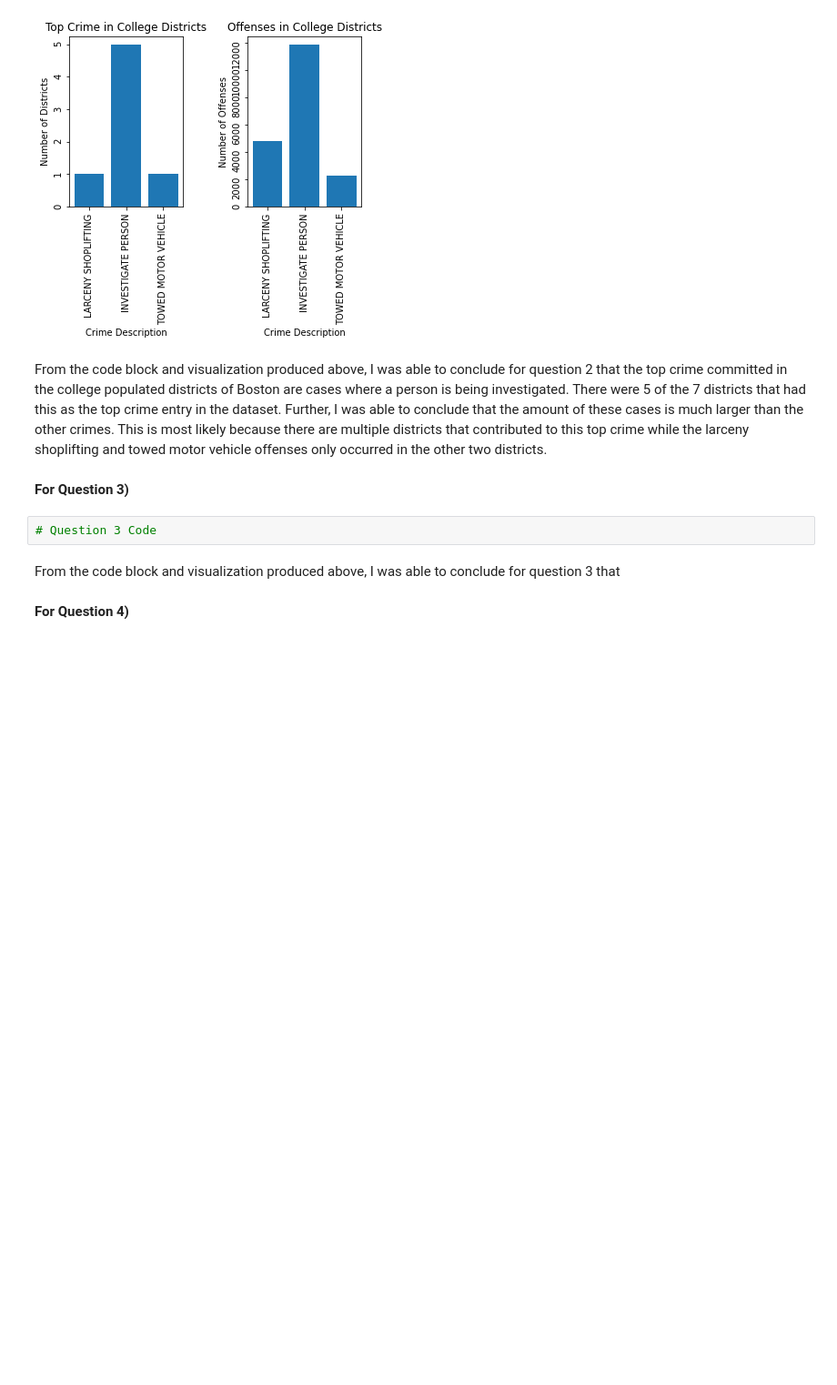
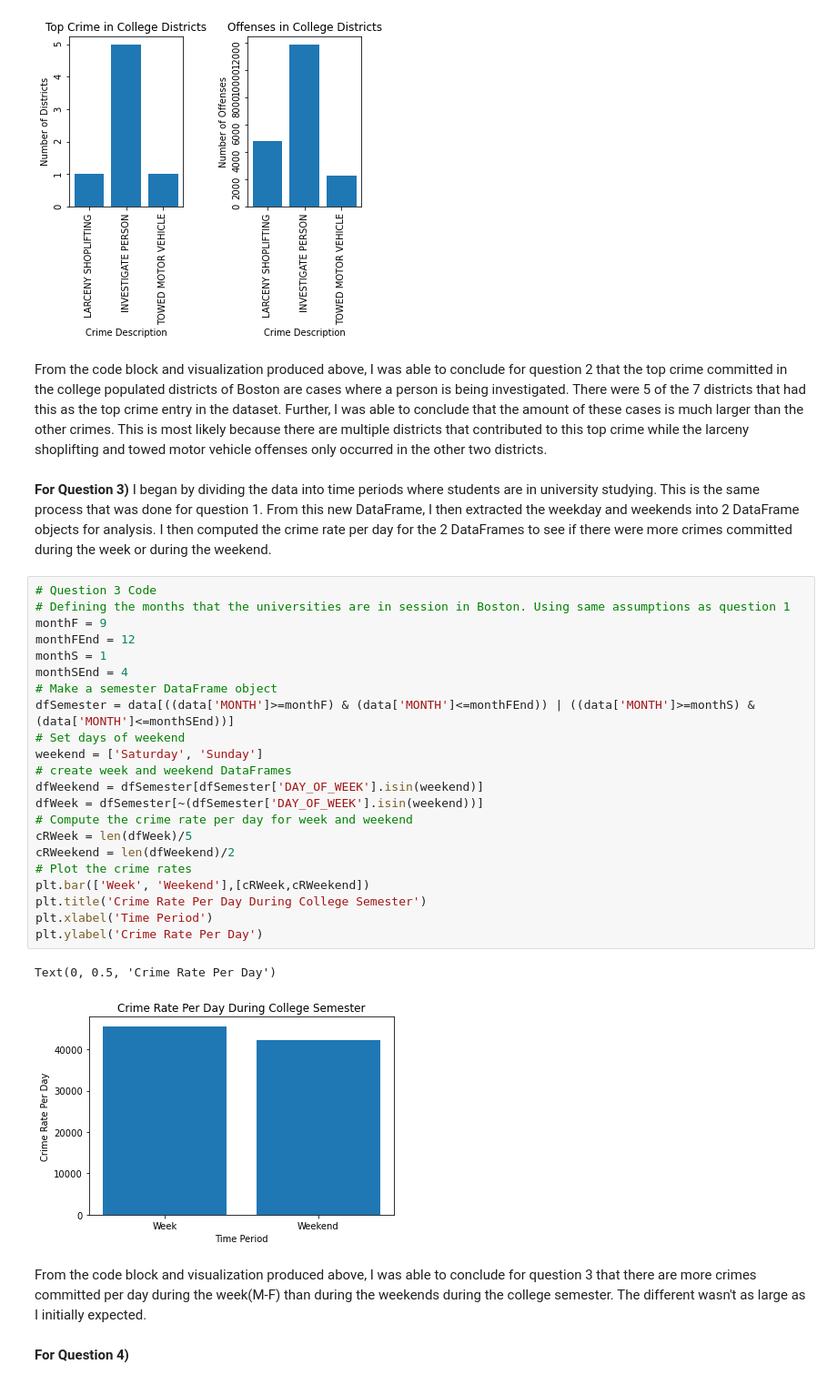
Before and after one commit to Charliek29/Charliek29, a Jupyter notebook: FinalProject.ipynb, the cells around one changed output. Shown at 91% size. Drawn from its saved outputs; the diff is of its cells as text; blank space fills up the shorter version.

Commit message:
Coded out question 3

```diff
--- a/FinalProject.ipynb
+++ b/FinalProject.ipynb
@@ -233,11 +233,34 @@ Text(0.5, 1.0, 'Offenses in College Districts')
 # %% [markdown]
 From the code block and visualization produced above, I was able to conclude for question 2 that the top crime committed in the college populated districts of Boston are cases where a person is being investigated. There were 5 of the 7 districts that had this as the top crime entry in the dataset. Further, I was able to conclude that the amount of these cases is much larger than the other crimes. This is most likely because there are multiple districts that contributed to this top crime while the larceny shoplifting and towed motor vehicle offenses only occurred in the other two districts.
 # %% [markdown]
-**For Question 3)**
+**For Question 3)** I began by dividing the data into time periods where students are in university studying. This is the same process that was done for question 1. From this new DataFrame, I then extracted the weekday and weekends into 2 DataFrame objects for analysis. I then computed the crime rate per day for the 2 DataFrames to see if there were more crimes committed during the week or during the weekend.
 # %%
 # Question 3 Code
+# Defining the months that the universities are in session in Boston. Using same assumptions as question 1
+monthF = 9
+monthFEnd = 12
+monthS = 1
+monthSEnd = 4
+# Make a semester DataFrame object
+dfSemester = data[((data['MONTH']>=monthF) & (data['MONTH']<=monthFEnd)) | ((data['MONTH']>=monthS) & (data['MONTH']<=monthSEnd))]
+# Set days of weekend
+weekend = ['Saturday', 'Sunday']
+# create week and weekend DataFrames
+dfWeekend = dfSemester[dfSemester['DAY_OF_WEEK'].isin(weekend)]
+dfWeek = dfSemester[~(dfSemester['DAY_OF_WEEK'].isin(weekend))]
+# Compute the crime rate per day for week and weekend
+cRWeek = len(dfWeek)/5
+cRWeekend = len(dfWeekend)/2
+# Plot the crime rates
+plt.bar(['Week', 'Weekend'],[cRWeek,cRWeekend])
+plt.title('Crime Rate Per Day During College Semester')
+plt.xlabel('Time Period')
+plt.ylabel('Crime Rate Per Day')
+# %% [output]
+Text(0, 0.5, 'Crime Rate Per Day')
+[figure, added]
 # %% [markdown]
-From the code block and visualization produced above, I was able to conclude for question 3 that
+From the code block and visualization produced above, I was able to conclude for question 3 that there are more crimes committed per day during the week(M-F) than during the weekends during the college semester. The different wasn't as large as I initially expected.
 # %% [markdown]
 **For Question 4)**
 # %%
```
